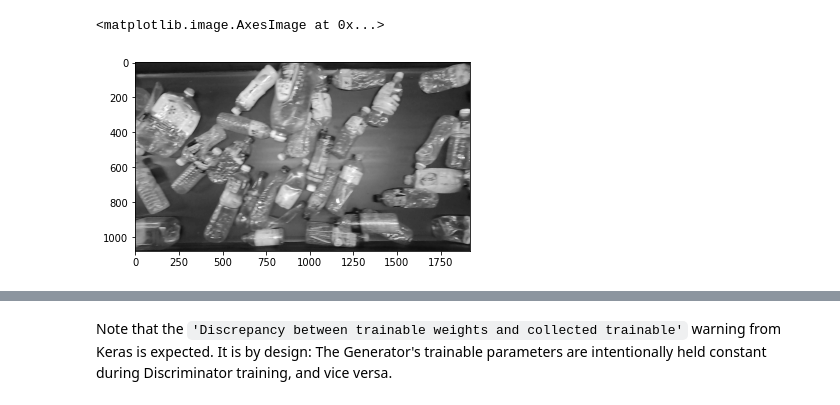
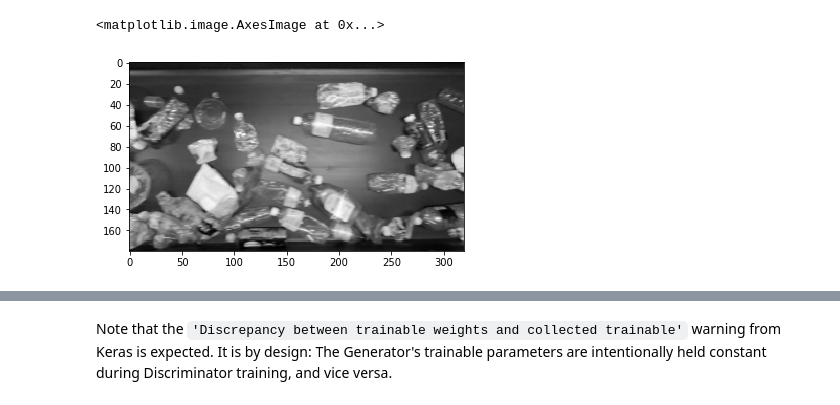
Before and after one commit to gilbert-sun/import_sklearn_imgDB, a Jupyter notebook: DCGAN3.ipynb, the cells around one changed output, grey strips where cells are left out. Saved outputs shown, nothing was run; the diff lists cells and outputs as text; code cells hidden in the pictures.

```diff
--- a/DCGAN3.ipynb
+++ b/DCGAN3.ipynb
@@ -244,7 +320,9 @@ plt.imshow(  data3[0][0] ,cmap='gray')
 # %%
 h = 1080
 w = 1920
+plt.imshow(np.array(data3[0][0]).reshape(h,w))
 plt.imshow( np.array(data3[0][0]).reshape(h,w),cmap='gray')
+plt.imshow( resize(np.array(data3[0][0]).reshape(h,w),(180,320)),cmap='gray')
 # %% [output]
 <matplotlib.image.AxesImage at 0x...>
-[figure, old version]
+[figure, new version]
```
Also changed, not shown: parts of 44 cells of this notebook.
